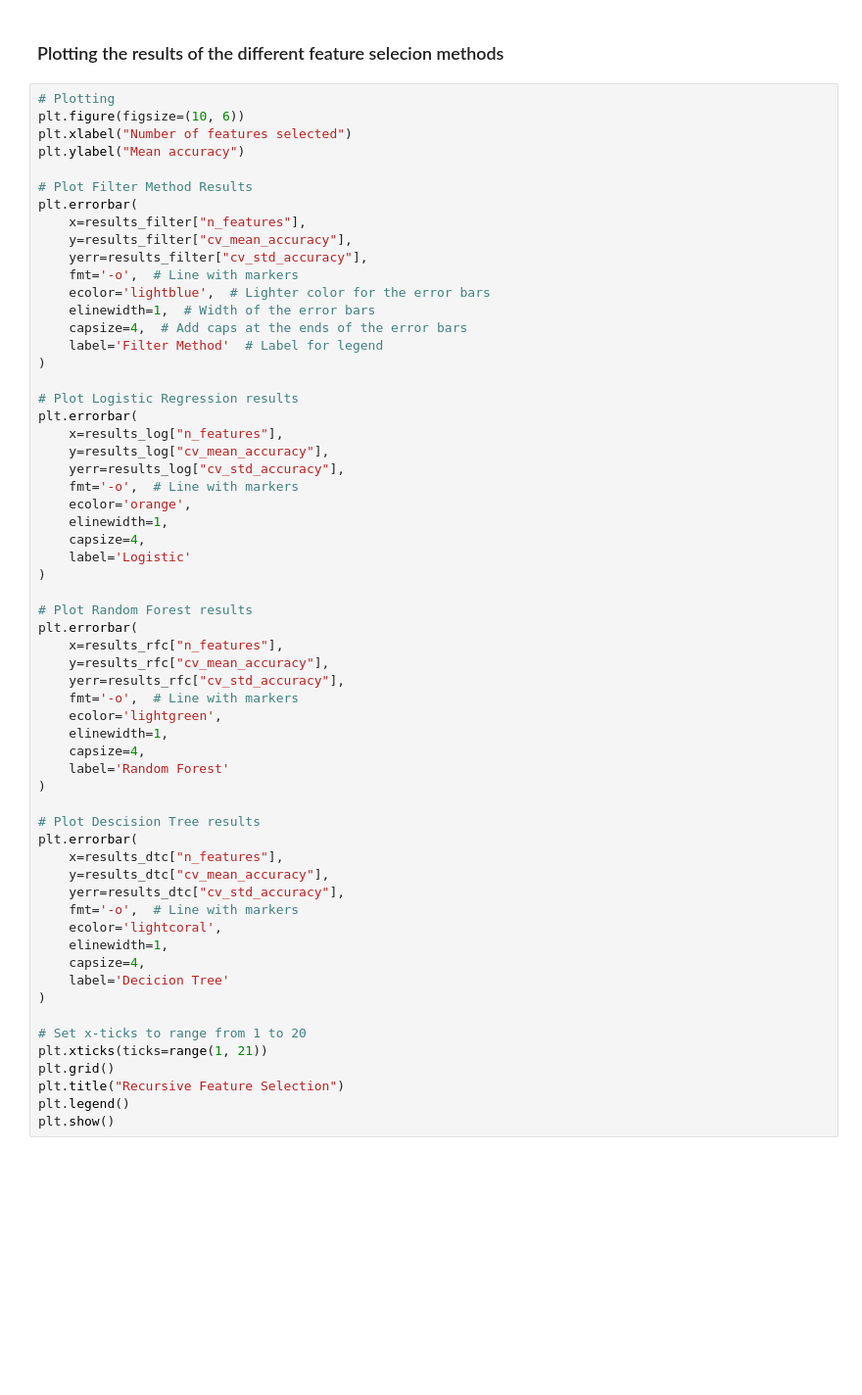
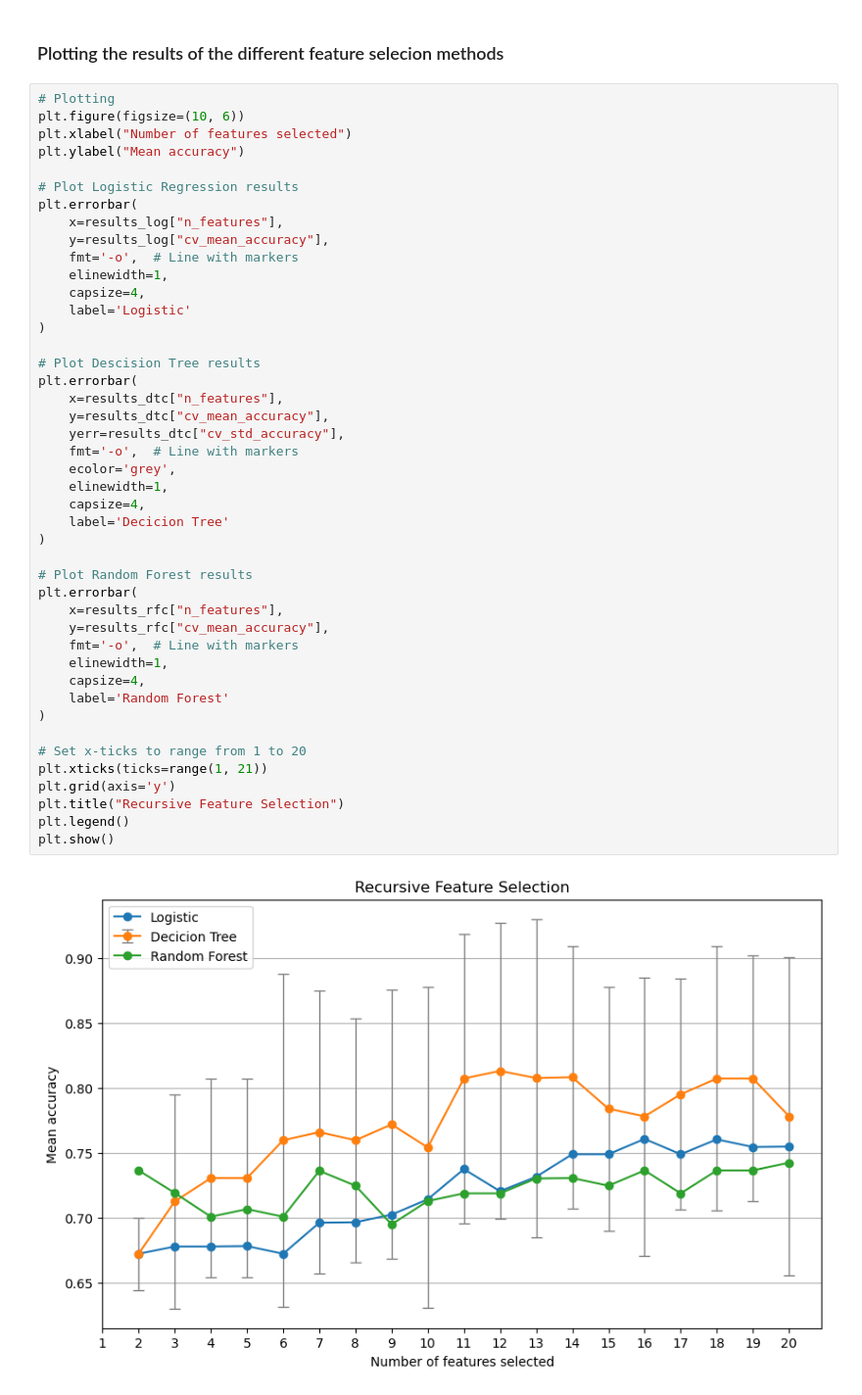
Before and after one commit to MaxVanHout/MSB1015, a Jupyter notebook: feature_selection.ipynb, the cells around one changed output. Shown: that part at 98% size. Drawn from its saved outputs; the diff is of its cells as text; blank space fills up the shorter version.

```diff
--- a/feature_selection.ipynb
+++ b/feature_selection.ipynb
@@ -134,61 +274,47 @@ results_log, best_model_log= recursive_feature_elimination(X_scaled, y, log, skf
 plt.figure(figsize=(10, 6))
 plt.xlabel("Number of features selected")
 plt.ylabel("Mean accuracy")
 
-# Plot Filter Method Results
-plt.errorbar(
-    x=results_filter["n_features"],
-    y=results_filter["cv_mean_accuracy"],
-    yerr=results_filter["cv_std_accuracy"],
-    fmt='-o',  # Line with markers
-    ecolor='lightblue',  # Lighter color for the error bars
-    elinewidth=1,  # Width of the error bars
-    capsize=4,  # Add caps at the ends of the error bars
-    label='Filter Method'  # Label for legend
-)
-
 # Plot Logistic Regression results
 plt.errorbar(
     x=results_log["n_features"],
     y=results_log["cv_mean_accuracy"],
-    yerr=results_log["cv_std_accuracy"],
     fmt='-o',  # Line with markers
-    ecolor='orange',
     elinewidth=1,
     capsize=4,
     label='Logistic'
-)
-
-# Plot Random Forest results
-plt.errorbar(
-    x=results_rfc["n_features"],
-    y=results_rfc["cv_mean_accuracy"],
-    yerr=results_rfc["cv_std_accuracy"],
-    fmt='-o',  # Line with markers
-    ecolor='lightgreen',
-    elinewidth=1,
-    capsize=4,
-    label='Random Forest'
 )
 
 # Plot Descision Tree results
 plt.errorbar(
     x=results_dtc["n_features"],
     y=results_dtc["cv_mean_accuracy"],
     yerr=results_dtc["cv_std_accuracy"],
     fmt='-o',  # Line with markers
-    ecolor='lightcoral',
+    ecolor='grey',
     elinewidth=1,
     capsize=4,
     label='Decicion Tree'
 )
 
+# Plot Random Forest results
+plt.errorbar(
+    x=results_rfc["n_features"],
+    y=results_rfc["cv_mean_accuracy"],
+    fmt='-o',  # Line with markers
+    elinewidth=1,
+    capsize=4,
+    label='Random Forest'
+)
+
 # Set x-ticks to range from 1 to 20
 plt.xticks(ticks=range(1, 21))
-plt.grid()
+plt.grid(axis='y')
 plt.title("Recursive Feature Selection")
 plt.legend()
 plt.show()
+# %% [output]
+[figure, added]
 # %%
 # Create a new dataframe with all the selected features from the optimal dtc
 X_selected = X[['MDEC-23', 'MDEC-22', 'VR2_Dzs', 'ATSC3v', 'SpMax7_Bhm', 'BCUTp-1l', 'SC-5', 'AATSC5c', 'ATSC5e', 'hmin', 'VE2_Dzp', 'WTPT-3']]
```
Also changed, not shown: parts of 12 cells of this notebook, 2 other files.
